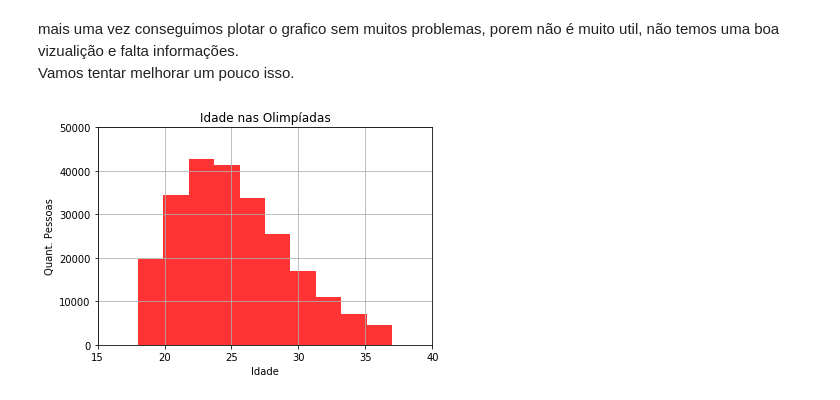
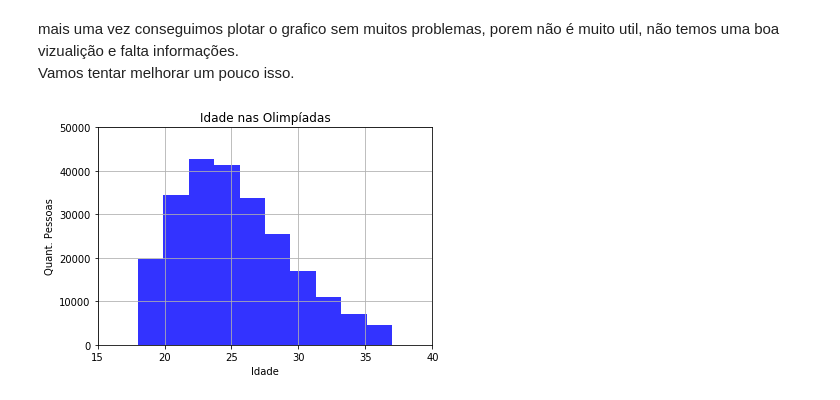
Before and after one commit to samusolva/graficos-matplotlib, a Jupyter notebook: graficos-matplotlib.ipynb, the cells around one changed output. Drawn from its saved outputs; the diff is of its cells as text; code cells hidden in the pictures.

Commit message:
add boxplot e alteracoes no histograma

```diff
--- a/graficos-matplotlib.ipynb
+++ b/graficos-matplotlib.ipynb
@@ -117,13 +117,18 @@ df = df.drop(df[df['Age']<m2].index)
 # %%
 #remove valores nulos para não termos problemas com a plotagem do histograma
 idade = df['Age'].dropna()
-#plota histograma
-plt.hist(idade ,facecolor='R', alpha=0.8)
+#plota histograma altera cor e transparencia
+plt.hist(idade ,facecolor='B', alpha=0.8)
+#titulo X
 plt.xlabel('Idade')
+#titulo y
 plt.ylabel('Quant. Pessoas')
+#titulo
 plt.title('Idade nas Olimpíadas')
+#define tamanho do grafico
 plt.axis([15, 40, 0, 50000])
+#mostra grade
 plt.grid(True)
 plt.show()
 # %% [output]
-[figure, old version]
+[figure, new version]
```
Also changed, not shown: parts of 6 cells of this notebook.
